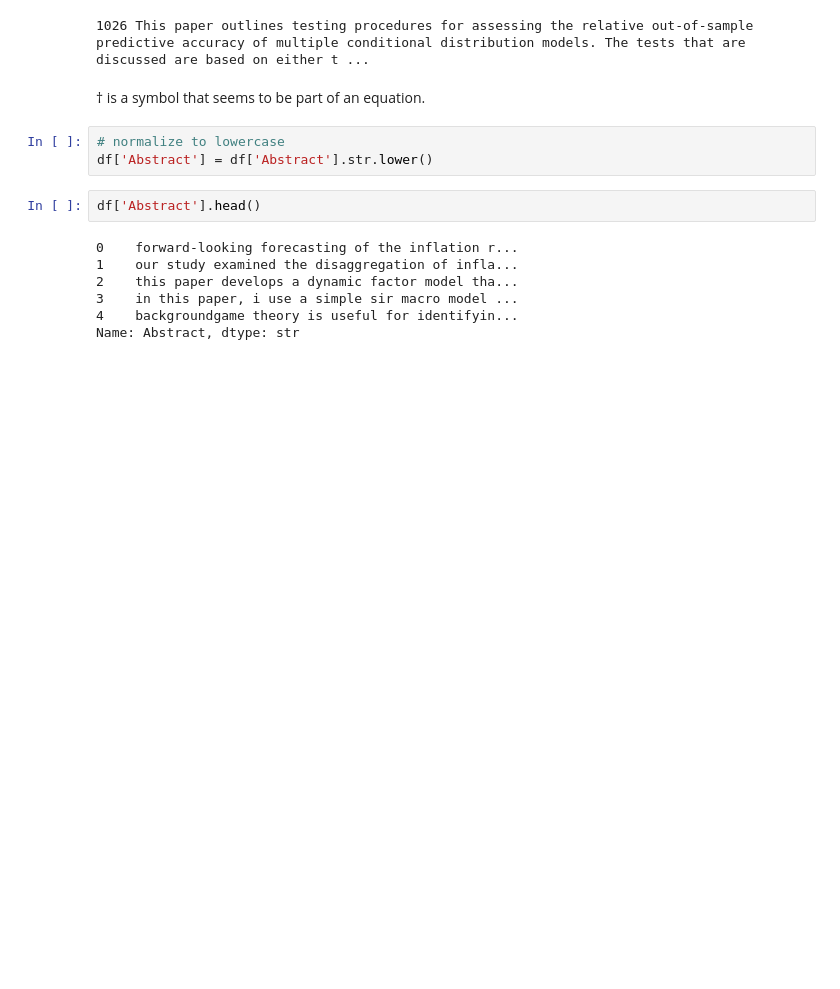
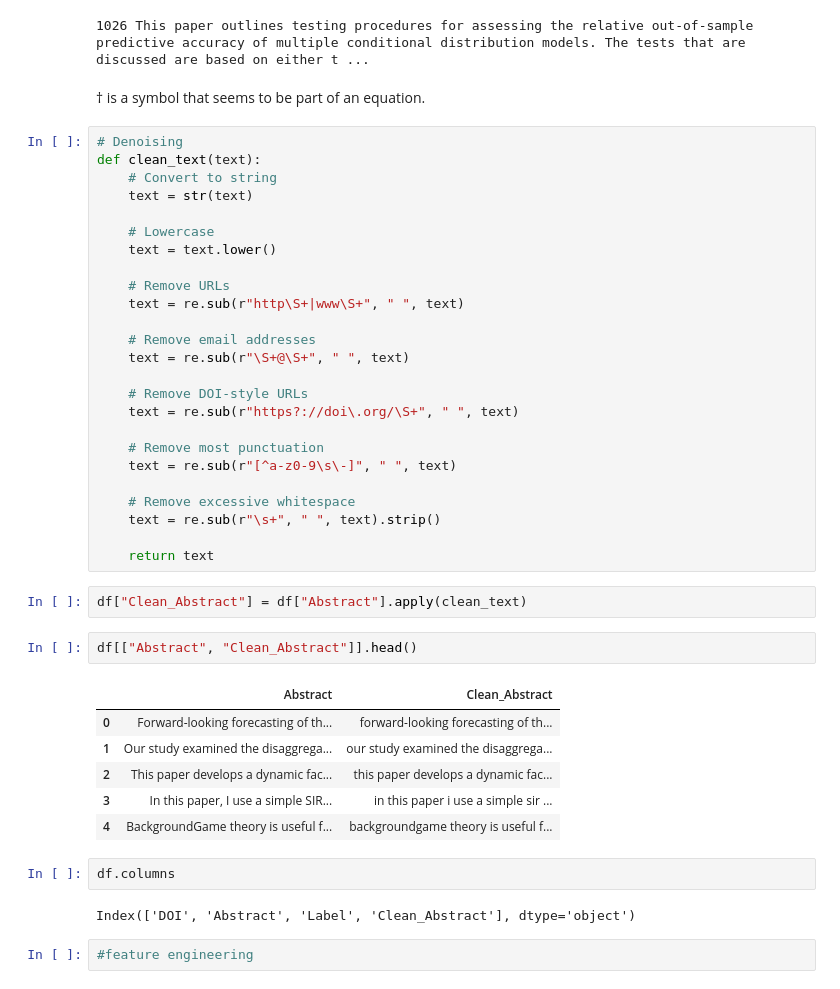
Before and after one commit to MasindiManaga/Natural_Language_Processing, a Jupyter notebook: notebooks/01_expert_system.ipynb, the cells around one changed output. Saved outputs shown, nothing was run; the diff lists cells and outputs as text; blank space fills up the shorter version.

Commit message:
Complete denoising technirue, Preparing feature engineering

```diff
--- a/notebooks/01_expert_system.ipynb
+++ b/notebooks/01_expert_system.ipynb
@@ -196,15 +198,45 @@ for index, abstract in enumerate(df['Abstract']):
 1026 This paper outlines testing procedures for assessing the relative out-of-sample predictive accuracy of multiple conditional distribution models. The tests that are discussed are based on either t ...
 # %% [markdown]
 † is a symbol that seems to be part of an equation.
-# %%
-# normalize to lowercase
-df['Abstract'] = df['Abstract'].str.lower()
-# %%
-df['Abstract'].head()
-# %% [output]
-0    forward-looking forecasting of the inflation r...
-1    our study examined the disaggregation of infla...
-2    this paper develops a dynamic factor model tha...
-3    in this paper, i use a simple sir macro model ...
-4    backgroundgame theory is useful for identifyin...
-Name: Abstract, dtype: str
+# %%
+# Denoising
+def clean_text(text):
+    # Convert to string
+    text = str(text)
+
+    # Lowercase
+    text = text.lower()
+
+    # Remove URLs
+    text = re.sub(r"http\S+|www\S+", " ", text)
+
+    # Remove email addresses
+    text = re.sub(r"\S+@\S+", " ", text)
+
+    # Remove DOI-style URLs
+    text = re.sub(r"https?://doi\.org/\S+", " ", text)
+
+    # Remove most punctuation
+    text = re.sub(r"[^a-z0-9\s\-]", " ", text)
+
+    # Remove excessive whitespace
+    text = re.sub(r"\s+", " ", text).strip()
+
+    return text
+# %%
+df["Clean_Abstract"] = df["Abstract"].apply(clean_text)
+# %%
+df[["Abstract", "Clean_Abstract"]].head()
+# %% [output]
+|  | Abstract | Clean_Abstract |
+| 0 | Forward-looking forecasting of th... | forward-looking forecasting of th... |
+| 1 | Our study examined the disaggrega... | our study examined the disaggrega... |
+| 2 | This paper develops a dynamic fac... | this paper develops a dynamic fac... |
+| 3 | In this paper, I use a simple SIR... | in this paper i use a simple sir ... |
+| 4 | BackgroundGame theory is useful f... | backgroundgame theory is useful f... |
+# %%
+df.columns
+# %% [output]
+Index(['DOI', 'Abstract', 'Label', 'Clean_Abstract'], dtype='object')
+# %%
+#feature engineering
```
Also changed, not shown: parts of 3 cells of this notebook.
